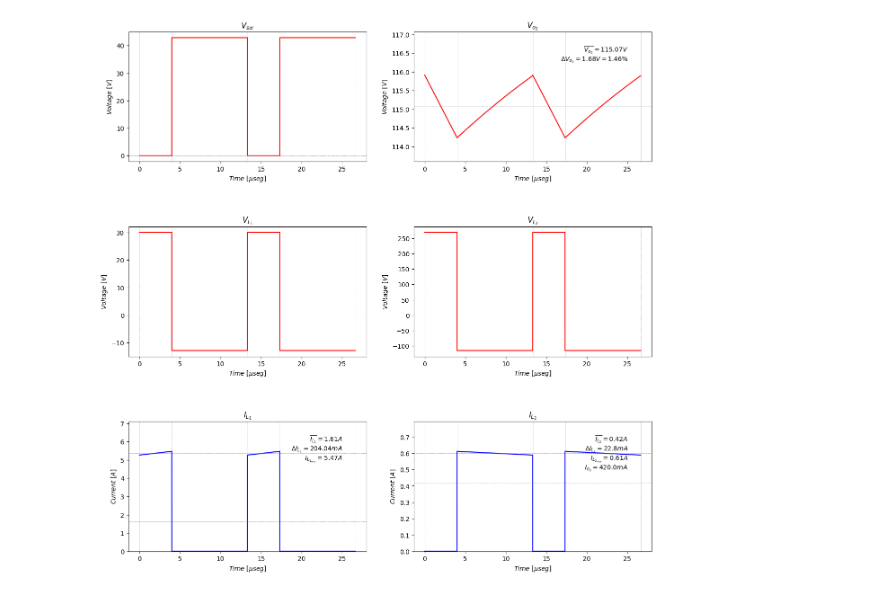
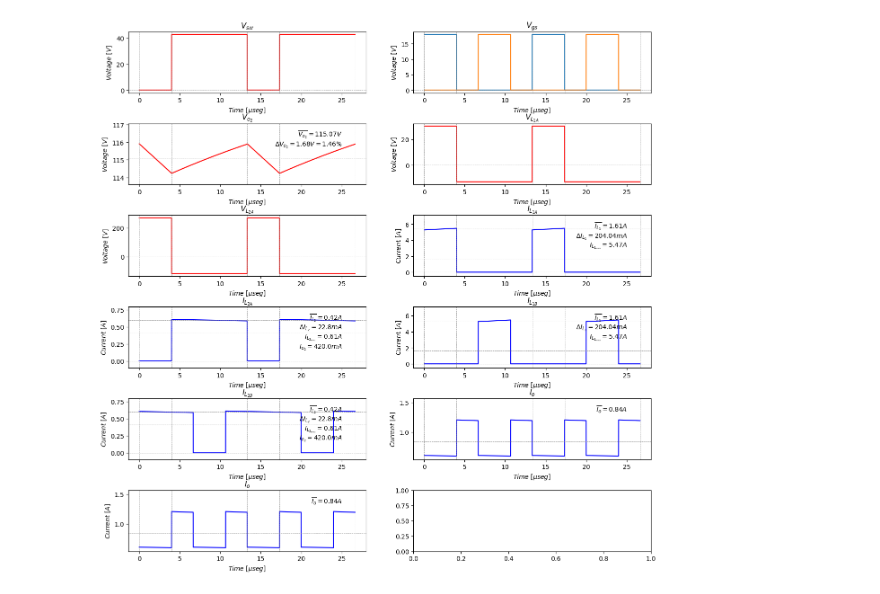
Before and after one commit to odevincenti/E4-TPF-G2, a Jupyter notebook: Scripts/Flyback_Simulator.ipynb, the cells around one changed output. Cells and saved outputs as stored; diff of their text form; code cells hidden in the pictures.

```diff
--- a/Scripts/Flyback_Simulator.ipynb
+++ b/Scripts/Flyback_Simulator.ipynb
@@ -22,7 +22,8 @@ def sim_flyback(Vd, D, Fs, Io2, Io3, L1, L2, L3, N1, N2, N3, C2, C3, graph, save
     Delta_IL3 = (1-D)*Ts*(Vo3/L3)
     Io2_boundary = ((1-D)**2)*Ts*(Vo2/L2)/2
     Io3_boundary = ((1-D)**2)*Ts*(Vo3/L3)/2
-
+    print(Io2_boundary)
+    print(Io3_boundary)
     #Ripple
     Delta_Vo2 = (1/C2)*(Io2_mean*D*Ts)      #Assume that IL2 - Io2 > 0 during Toff
 
@@ -37,6 +38,10 @@ def sim_flyback(Vd, D, Fs, Io2, Io3, L1, L2, L3, N1, N2, N3, C2, C3, graph, save
     Vsw_off = Vd + Vo2*N1/N2
     Vsw_time = np.concatenate((np.full(len(time_on), Vsw_on), np.full(len(time_off), Vsw_off)))
 
+    Vgs_on = Vo3
+    Vgs_off = 0
+    VgsA_time = np.concatenate((np.full(len(time_on), Vgs_on), np.full(len(time_off), Vgs_off)))
+    VgsB_time = np.concatenate((VgsA_time[int(len(VgsA_time)/2):], VgsA_time[:int(len(VgsA_time)/2)] ))
 
     VL1_on = Vd
     VL1_off = -(N1/N2)*Vo2
@@ -50,50 +55,78 @@ def sim_flyback(Vd, D, Fs, Io2, Io3, L1, L2, L3, N1, N2, N3, C2, C3, graph, save
 
     IL1_on = IL1_x - Delta_IL1/2 + (Vd/L1)*(time_on)
     IL1_off = 0
-    IL1_time = np.concatenate((IL1_on, np.full(len(time_off), IL1_off)))
+    IL1A_time = np.concatenate((IL1_on, np.full(len(time_off), IL1_off)))
 
     IL2_on = 0
     IL2_off = IL2_x + Delta_IL2/2 - (Vo2/L2)*(time_off - D*Ts)
-    IL2_time = np.concatenate((np.full(len(time_on), IL2_on), IL2_off))
+    IL2A_time = np.concatenate((np.full(len(time_on), IL2_on), IL2_off))
 
     Vo2_on = Vo2 + Delta_Vo2/2 - Delta_Vo2*time_on/(D*Ts)
     Vo2_off = Vo2 - Delta_Vo2/2 + (1.05*(IL2_x + Delta_IL2/2 - Io2_mean)*(time_off-D*Ts) -(Vo2/L2)*(time_off-D*Ts)**2)/C2
     Vo2_time = np.concatenate((Vo2_on, Vo2_off))
 
     #Means
-    IL1_mean = np.mean(IL1_time)
-    IL2_mean = np.mean(IL2_time)
+    IL1_mean = np.mean(IL1A_time)
+    IL2_mean = np.mean(IL2A_time)
     #IL3_mean = np.mean(IL3_time)
+
+    #Second Flyback
+    IL1B_time = np.concatenate((IL1A_time[int(len(IL1A_time)/2):], IL1A_time[:int(len(IL1A_time)/2)] ))
+    IL2B_time = np.concatenate((IL2A_time[int(len(IL2A_time)/2):], IL2A_time[:int(len(IL2A_time)/2)] ))
+    #Output Current
+    Io_time = IL2A_time + IL2B_time
     #Graph
     if graph == True:
         N_periods = 2
-        signals = [Vsw_time, Vo2_time, VL1_time, VL2_time, IL1_time, IL2_time]
-        labels = ["$V_{sw}$", "$V_{o_2}$", "$V_{L_1}$", "$V_{L_2}$", "$I_{L_1}$", "$I_{L_2}$"]
+        signals = [Vsw_time, [VgsA_time, VgsB_time], Vo2_time, VL1_time, VL2_time, IL1A_time, IL2A_time, IL1B_time, IL2B_time, Io_time, Io_time]
+        labels = ["$V_{sw}$", ["$V_{gs}$", "$V_{gs_A}$", "$V_{gs_A}$"],"$V_{o_2}$", "$V_{L_{1A}}$", "$V_{L_{2A}}$", "$I_{L_{1A}}$", "$I_{L_{2A}}$", "$I_{L_{1B}}$", "$I_{L_{2B}}$", "$I_o$", "$I_o$"]
         anotations = ["",
-                      "$\overline{V_{o_2}} = $"+str(round(Vo2,2))+"$V$" + "\n" + "$\Delta V_{o_2} = $"+str(round(Delta_Vo2,2))+"$V = $"+str(round(Delta_Vo2*100/Vo2,2))+"$\%$",
+                       "",
+                       "$\overline{V_{o_2}} = $"+str(round(Vo2,2))+"$V$" + "\n" + "$\Delta V_{o_2} = $"+str(round(Delta_Vo2,2))+"$V = $"+str(round(Delta_Vo2*100/Vo2,2))+"$\%$",
                        "",
                        "",
-                       "$\overline{I_{L_1}} = $"+str(round(IL1_mean,2))+"$A$" + "\n" + "$\Delta I_{L_1} = $"+str(round(Delta_IL1*1000,2))+"$mA$" + "\n" + "$I_{L_{1_{max}}} = $"+str(round(max(IL1_time),2))+"$A$",
-                       "$\overline{I_{L_2}} = $"+str(round(IL2_mean,2))+"$A$" + "\n" + "$\Delta I_{L_2} = $"+str(round(Delta_IL2*1000,2))+"$mA$" + "\n" + "$I_{L_{2_{max}}} = $"+str(round(max(IL2_time),2))+"$A$" + "\n" + "$I_{o_2} = $"+str(round(Io2_mean*1000,2))+"$mA$"]
+                       "$\overline{I_{L_1}} = $"+str(round(IL1_mean,2))+"$A$" + "\n" + "$\Delta I_{L_1} = $"+str(round(Delta_IL1*1000,2))+"$mA$" + "\n" + "$I_{L_{1_{max}}} = $"+str(round(max(IL1A_time),2))+"$A$",
+                       "$\overline{I_{L_2}} = $"+str(round(IL2_mean,2))+"$A$" + "\n" + "$\Delta I_{L_2} = $"+str(round(Delta_IL2*1000,2))+"$mA$" + "\n" + "$I_{L_{2_{max}}} = $"+str(round(max(IL2A_time),2))+"$A$" + "\n" + "$I_{o_2} = $"+str(round(Io2_mean*1000,2))+"$mA$",
+                       "$\overline{I_{L_1}} = $"+str(round(IL1_mean,2))+"$A$" + "\n" + "$\Delta I_{L_1} = $"+str(round(Delta_IL1*1000,2))+"$mA$" + "\n" + "$I_{L_{1_{max}}} = $"+str(round(max(IL1B_time),2))+"$A$",
+                       "$\overline{I_{L_2}} = $"+str(round(IL2_mean,2))+"$A$" + "\n" + "$\Delta I_{L_2} = $"+str(round(Delta_IL2*1000,2))+"$mA$" + "\n" + "$I_{L_{2_{max}}} = $"+str(round(max(IL2B_time),2))+"$A$" + "\n" + "$I_{o_2} = $"+str(round(Io2_mean*1000,2))+"$mA$",
+                       "$\overline{I_{o}} = $"+str(round(np.mean(Io_time),2))+"$A$",
+                       "$\overline{I_{o}} = $"+str(round(np.mean(Io_time),2))+"$A$"]
         #Two periods
         time = np.concatenate((time, time+Ts))
         time = time*1E6
         for i in range(len(signals)):
-            signals[i] = np.concatenate((signals[i], signals[i]))
+            if type(signals[i]) != type(VgsA_time):
+                signals[i][0] = np.concatenate((signals[i][0], signals[i][0]))
+                signals[i][1] = np.concatenate((signals[i][1], signals[i][1]))
+            else:
+                signals[i] = np.concatenate((signals[i], signals[i]))
 
-        fig, axs = plt.subplots(nrows=3, ncols=2, figsize=(15, 15))
+        fig, axs = plt.subplots(nrows=int(np.ceil(len(signals)/2)), ncols=2, figsize=(15, 15))
         #Adjust spacing
         fig.subplots_adjust(hspace=0.5)
         for i, ax in enumerate(axs.flatten()):
             my_color = ''
-            if labels[i][1] == 'V':
-                my_color = 'red'
-                ax.set_ylabel("$Voltage\ [V]$")
+            if type(signals[i]) == type(VgsA_time):
+                if labels[i][1] == 'V':
+                    my_color = 'red'
+                    ax.set_ylabel("$Voltage\ [V]$")
+                else:
+                    my_color ='blue'
+                    ax.set_ylabel("$Current\ [A]$")
             else:
-                my_color ='blue'
-                ax.set_ylabel("$Current\ [A]$")
-            ax.plot(time, signals[i], color = my_color)
-            ax.set_title(labels[i] + "")
+                if labels[i][0][1] == 'V':
+                    my_color = 'red'
+                    ax.set_ylabel("$Voltage\ [V]$")
+                else:
+                    my_color ='blue'
+                    ax.set_ylabel("$Current\ [A]$")
+            if type(signals[i]) == type(VgsA_time):
+                ax.plot(time, signals[i], color = my_color)
+                ax.set_title(labels[i] + "")
+            else:
+                for j in range(len(signals[i])):
+                    ax.plot(time, signals[i][j], label=labels[j+1])
+                ax.set_title(labels[i][0] + "")
 
             ax.set_xlabel("$Time\ [\mu seg]$")
             ax.grid(False)
@@ -115,15 +148,18 @@ def sim_flyback(Vd, D, Fs, Io2, Io3, L1, L2, L3, N1, N2, N3, C2, C3, graph, save
                 ax.set_ylim((max(Vo2_time)*0.98, max(Vo2_time)*1.01))
                 ax.axhline(y= Vo2, linestyle='--', linewidth = 0.5, color='grey')
 
-            elif labels[i] == "$I_{L_1}$":
-                ax.set_ylim((0, max(IL1_time)*1.3))
+            elif labels[i] == "$I_{L_{1A}}$" or labels[i] == "$I_{L_{1B}}$":
+                ax.set_ylim((-0.5, max(IL1A_time)*1.3))
                 ax.axhline(y= IL1_mean, linestyle='--', linewidth = 0.5, color='grey')
                 ax.axhline(y= IL1_x, linestyle='--', linewidth = 0.5, color='grey')
 
-            elif labels[i] == "$I_{L_2}$":
-                ax.set_ylim((0, max(IL2_time)*1.3))
+            elif labels[i] == "$I_{L_{2A}}$" or labels[i] == "$I_{L_{2B}}$":
+                ax.set_ylim((-0.1, max(IL2A_time)*1.3))
                 ax.axhline(y= IL2_mean, linestyle='--', linewidth = 0.5, color='grey')
                 ax.axhline(y= IL2_x, linestyle='--', linewidth = 0.5, color='grey')
+            elif labels[i] == "$I_o$":
+                ax.set_ylim((min(Io_time)*0.9, max(Io_time)*1.3))
+                ax.axhline(y= np.mean(Io_time), linestyle='--', linewidth = 0.5, color='grey')
     # Save the figure to a PDF file
     if save == True:
         plt.savefig('Flyback_Interleave.pdf')
@@ -153 +192 @@ sim_flyback(Vd, D, Fs, Io2, Io3, L1, L2, L3, N1, N2, N3, C2, C3, True, False)
-[figure, old version]
+[figure, new version]
```
Also changed, not shown: parts of 1 cell of this notebook, 1 other file.
